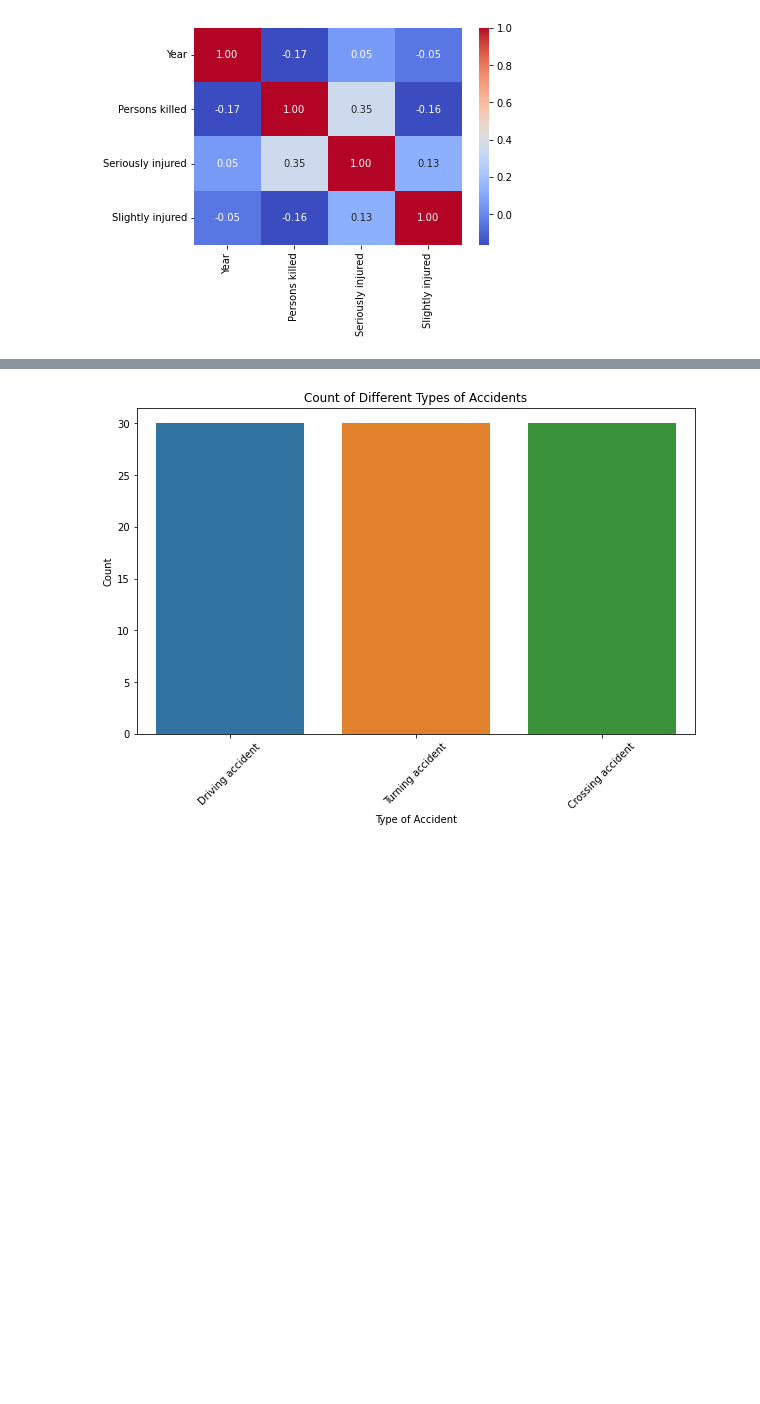
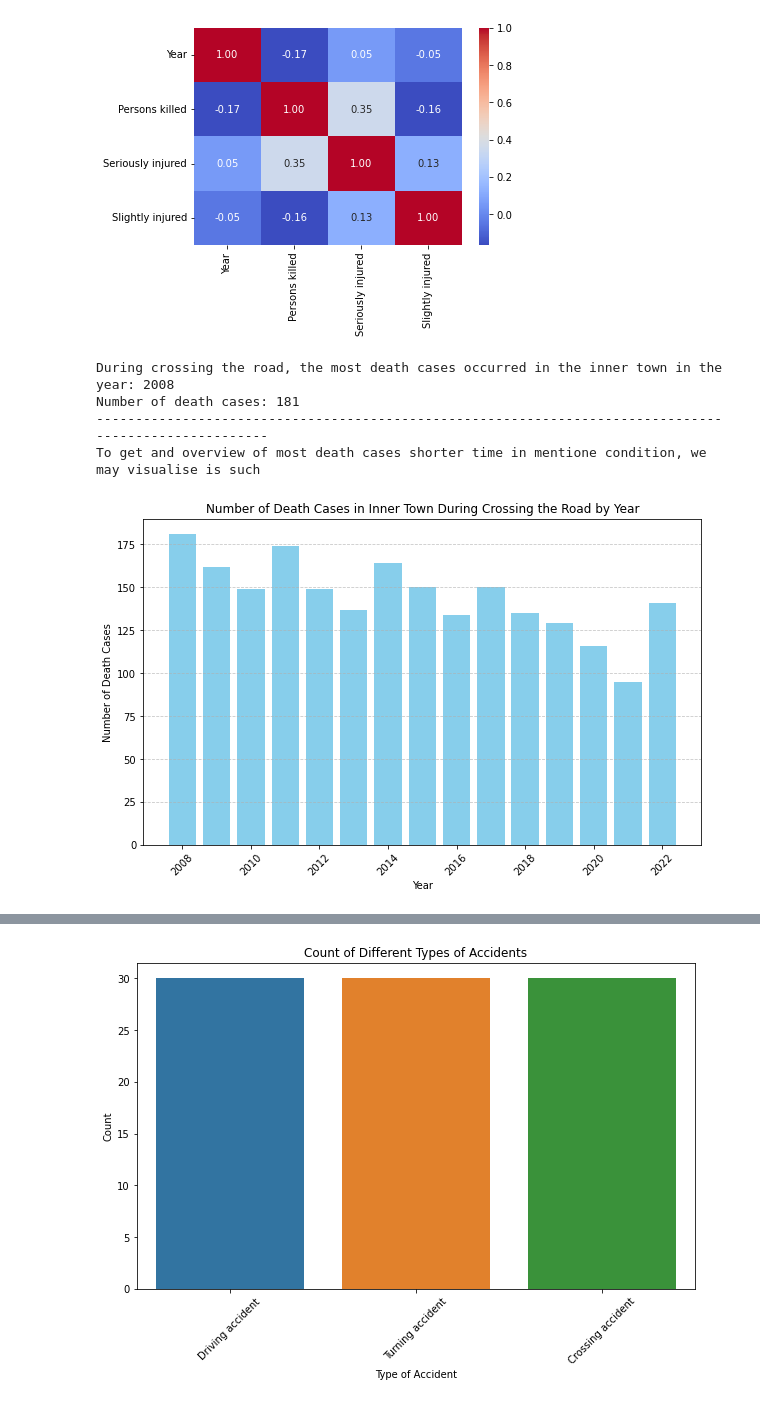
Before and after one commit to BorHan-U/An-Exploratory-Data-Analysis-on-Traffic-Accident-in-Germany, a Jupyter notebook: src/Traffic_accident_RSE_project.ipynb, the cells around one changed output, grey strips where cells are left out. Cells and saved outputs as stored; diff of their text form; code cells hidden in the pictures; blank space fills up the shorter version.

```diff
--- a/src/Traffic_accident_RSE_project.ipynb
+++ b/src/Traffic_accident_RSE_project.ipynb
@@ -94,7 +97,45 @@ plt.show()
 # %% [output]
 [figure]
 # %%
-#Research question -1: Over the all years, which kind of accident is responsible for most death ocuurance?
+#Research question -1: During the crossing road, which year mostly death cases occurred in inner town?
+
+inner_town_crossing = df[(df['Kind of accident'] == 'Crossing accident') & (df['Area type'] == 'inner town')]
+
+# Group by year and sum the number of deaths
+death_by_year = inner_town_crossing.groupby('Year')['Persons killed'].sum()
+
+# Find the year with the maximum number of deaths
+most_death_year = death_by_year.idxmax()
+max_death_count = death_by_year.max()
+
+print("During crossing the road, the most death cases occurred in the inner town in the year:", most_death_year)
+print("Number of death cases:", max_death_count)
+
+
+print ("------------------------------------------------------------------------------------------------------")
+
+#Visialization of research question:
+
+print ("To get and overview of most death cases shorter time in mentione condition, we may visualise is such")
+
+# Group by year and sum the number of deaths
+death_by_year = inner_town_crossing.groupby('Year')['Persons killed'].sum().reset_index()
+
+# Plot the number of death cases by year
+plt.figure(figsize=(10, 6))
+plt.bar(death_by_year['Year'], death_by_year['Persons killed'], color='skyblue')
+plt.title('Number of Death Cases in Inner Town During Crossing the Road by Year')
+plt.xlabel('Year')
+plt.ylabel('Number of Death Cases')
+plt.xticks(rotation=45)
+plt.grid(axis='y', linestyle='--', alpha=0.7)
+plt.show()
+# %% [output]
+During crossing the road, the most death cases occurred in the inner town in the year: 2008
+Number of death cases: 181
+------------------------------------------------------------------------------------------------------
+To get and overview of most death cases shorter time in mentione condition, we may visualise is such
+[figure, added]
 # %%
 # Plot the number of deaths and injuries over the years
 plt.figure(figsize=(12, 6))
```
Also changed, not shown: parts of 13 cells of this notebook.
